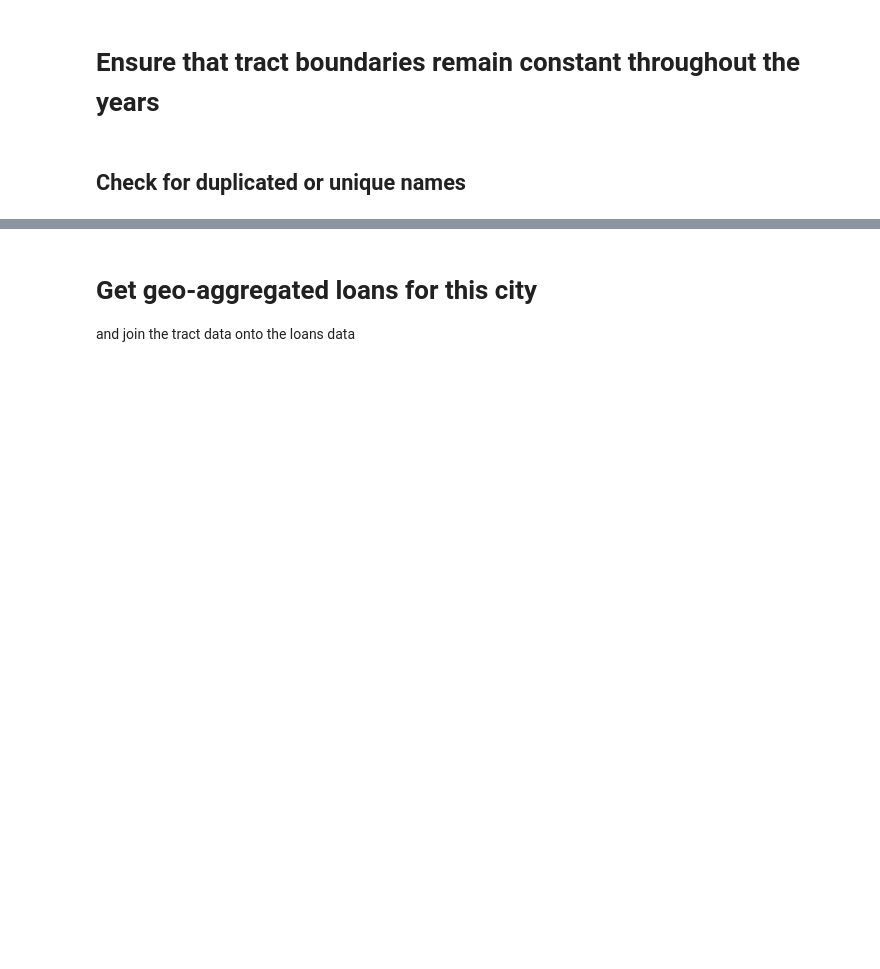
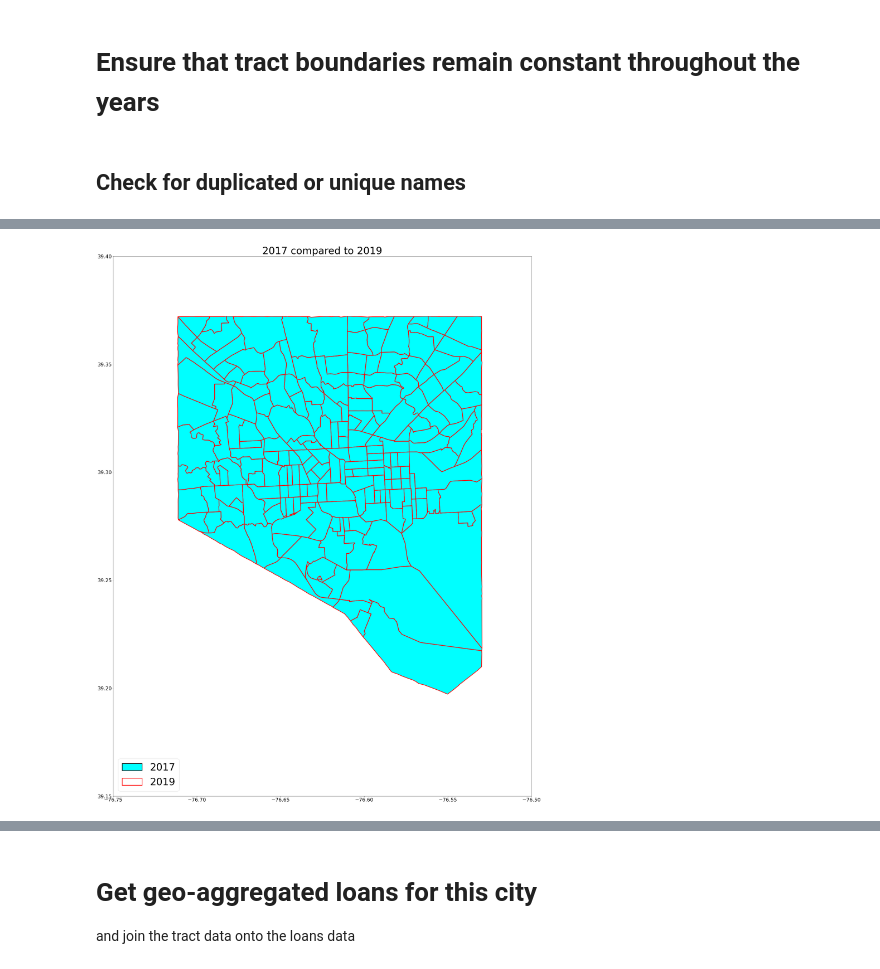
Before and after one commit to raddick/community_reinvestment_act, a Jupyter notebook: 6. Get city data.ipynb, the cells around one changed output, grey strips where cells are left out. Cells and saved outputs as stored; diff of their text form; code cells hidden in the pictures; blank space fills up the shorter version.

```diff
--- a/6. Get city data.ipynb
+++ b/6. Get city data.ipynb
@@ -1,12 +1,14 @@
 # %%
 debug = 1
-city = "Pittsburgh" # Possible values: Baltimore, Washington DC, Detroit, Newark, St. Louis, Richmond, San Francisco, Cleveland, Philadelphia, Pittsburgh
+city = "Baltimore" # Possible values: Baltimore, Washington DC, Detroit, Newark, St. Louis, Richmond, San Francisco, Cleveland, Philadelphia, Pittsburgh
 g = 0
 
+latest_year = 2019
+earliest_year = 2017
 
-check_tract_and_city_boundaries = True
+check_tract_and_city_boundaries = False
 check_tract_consistency = True
-show_water = True
+show_water = False
 
 print('Importing packages...')
 import os
@@ -19,13 +21,17 @@ from pprint import pprint
 from matplotlib import pyplot as plt
 from shapely.ops import unary_union
 from shapely.geometry import Point
+import matplotlib.patches as mpatches
+import requests
+import json
+from pprint import pprint
 
-pandas.set_option('display.max_colwidth', -1)
+pandas.set_option('display.max_colwidth', None)
 
 
 # Directories to look in
 thisdir = '/home/idies/workspace/Storage/raddick/Baltimore/community_reinvestment_act/'
-data_dir = '/home/idies/workspace/Temporary/raddick/cra_scratch_final/'
+data_dir = '/home/idies/workspace/Temporary/raddick/cra_scratch/'
 jobs_dir = data_dir + 'lodes_wac/'
 
 #census_dir = data_dir + 'acs5/'
@@ -46,6 +52,7 @@ extrasdir = '/home/idies/workspace/Storage/raddick/census/extras/'
 city_data_dir = thisdir + 'city_data/'
 scale = 1
 
+equal_area_crs = 'epsg:5070'
 
 os.chdir(thisdir)
 g = 0 # global time
@@ -317,57 +295,80 @@ Read 1,233 tract-years in 2 minutes 3 seconds!
 ## Check for duplicated or unique names
 # %%
 s = time.time()
-oneyear = 2018
-otheryear = 2010
+test_year = 2017
+test_color = 'cyan'
+control_year = 2019
+control_edge_color = 'red'
+
+legend_location = 'lower left'
 
 # print('getting from backup...')
 # city_tracts_years_gdf = city_tracts_years_gdf_bk
 
-counties_list = city_tracts_years_gdf.index.get_level_values('COUNTYFP').drop_duplicates().tolist()
 
-print('{0:} covers {1:,.0f} county...'.format(city, len(counties_list)))
-print(counties_list)
+counties_list = city_tracts_years_gdf['county'].drop_duplicates().tolist()
 
+#print('{0:} covers {1:,.0f} county...'.format(city, len(counties_list)))
+#city_tracts_years_gdf.head(1).T
 for x in counties_list:
-    print('County {0:,.0f} contains {1:,.0f} tract-years:'.format(x, len(city_tracts_years_gdf.reset_index()[city_tracts_years_gdf.reset_index()['COUNTYFP'] == x])))
+    print('County {0:,.0f} contains {1:,.0f} tract-years:'.format(x, len(city_tracts_years_gdf.reset_index()[city_tracts_years_gdf.reset_index()['county'] == x])))
     for i in years:
         print('{0:.0f}: {1:,.0f} tracts'.format(
             i,
             len(city_tracts_years_gdf.reset_index()[
-                (city_tracts_years_gdf.reset_index()['COUNTYFP'] == x)
+                (city_tracts_years_gdf.reset_index()['county'] == x)
                 & (city_tracts_years_gdf.reset_index()['year'] == i)])
         ))
-        census_tracts_2018_list = city_tracts_years_gdf.xs(2018, level=-1).reset_index()[
-            city_tracts_years_gdf.xs(2018, level=-1).reset_index()['COUNTYFP'] == x].set_index('NAME').index.values.tolist()
+        county_x_year_control_census_tracts_list = city_tracts_years_gdf.reset_index()[
+            (city_tracts_years_gdf.reset_index()['county'] == x)
+            & (city_tracts_years_gdf.reset_index()['year'] == control_year)
+        ]['NAME'].tolist()
 
         county_x_year_i_census_tracts_list = city_tracts_years_gdf.reset_index()[
-                (city_tracts_years_gdf.reset_index()['COUNTYFP'] == x)
-                & (city_tracts_years_gdf.reset_index()['year'] == i)
+            (city_tracts_years_gdf.reset_index()['county'] == x)
+            & (city_tracts_years_gdf.reset_index()['year'] == i)
         ]['NAME'].tolist()
+        #print(county_x_year_i_census_tracts_list)
 
         new_census_tracts = []
         missing_census_tracts = []
 
         for n in county_x_year_i_census_tracts_list:
-            if (n not in census_tracts_2018_list):
+            if (n not in county_x_year_control_census_tracts_list):
                 new_census_tracts.append(n)
-            for p in census_tracts_2018_list:
+            for p in county_x_year_control_census_tracts_list:
                 if (p not in county_x_year_i_census_tracts_list):
                     missing_census_tracts.append(n)
         for y in new_census_tracts:
             print('Found census tract in {0:.0f} that is not present in 2018: {1:}'.format(i,y))
         for z in missing_census_tracts:
             print('Found census tract from 2018 that was not present in {0:.0f}: {1:}'.format(i,z))
-        if (len(new_census_tracts) + len(missing_census_tracts) > 0):
+        if (len(new_census_tracts) + len(missing_census_tracts) == 0):
+            print('\tAll census tracts match!')
+        else:
             print('\n')
+legend_list = []
+if (check_tract_consistency):
+    print('Plotting tracts for potential border differences...')
+    fig, ax = plt.subplots(1,1, figsize=(48*scale,48*scale))
+
+    city_tracts_years_gdf.xs(test_year, level='year').plot(ax=ax, color=test_color, edgecolor='black')
+    city_tracts_years_gdf.xs(control_year, level='year').plot(ax=ax, color='none', edgecolor=control_edge_color, lw=3*scale)
 
 
-# if (check_tract_consistency):
-#     fig, ax = plt.subplots(1,1, figsize=(48*scale,48*scale))
+    legend_list.append(mpatches.Patch(facecolor=test_color, edgecolor='black', lw=3*scale, label='{0:}'.format(test_year)))
+    legend_list.append(mpatches.Patch(facecolor='none', edgecolor=control_edge_color, lw=3*scale, label='{0:}'.format(control_year)))
 
-#     city_tracts_years_gdf.xs(otheryear, level=-1).plot(ax=ax, color='none', edgecolor='red')
-#     city_tracts_years_gdf.xs(oneyear, level=-1).plot(ax=ax, color='none', edgecolor='black')
-
+    if (show_water):
+        print('\treading water files...')
+        water_dir = census_shapefile_tiger_basedir+"{0:.0f}/AREAWATER/".format(show_year)
+        water_files = [water_dir+x for x in os.listdir(water_dir) if ('tl_{0:.0f}_{1:02d}'.format(show_year,thestate) in x) and (x[-3:] == 'shp')]
+        water_gdf = geopandas.GeoDataFrame()
+        for i in range(0, len(water_files)):
+            if ((np.mod(i,10) == 0) | (i == len(water_files)-1)):
+                print('\t\treading water file {0:,.0f} of {1:,.0f}...'.format(i+1, len(water_files)))
+            water_gdf = pandas.concat((water_gdf, geopandas.read_file(water_files[i])))
+        water_gdf.plot(ax=ax, color='blue')
 
 #     # #city_tracts_years_gdf.loc[[2012, 35, 1711.03]].geometry.plot()#.plot(color='red')
 #     for ix, thisrow in city_tracts_years_gdf.xs(otheryear, level=-1).iterrows():
@@ -380,11 +381,14 @@ for x in counties_list:
 #                        backgroundcolor = 'white', horizontalalignment='center', verticalalignment='center',
 #                        fontsize=24*scale)
 
-#     plt.xlim([plotlimits['W'], plotlimits['E']])
-#     plt.ylim([plotlimits['S'], plotlimits['N']])
-#     plt.title('{0:.0f} (black) vs {1:.0f} (red)'.format(oneyear, otheryear), size=24)
 
-#     plt.show()
+    ax.legend(handles=legend_list, fontsize=48*scale, loc=legend_location)
+    plt.title('{0:.0f} compared to {1:.0f}'.format(test_year, control_year), fontsize=48*scale)
+    ax.tick_params(axis='both', which='major', labelsize=24*scale)
+    plt.xlim([plotlimits['W'], plotlimits['E']])
+    plt.ylim([plotlimits['S'], plotlimits['N']])
+
+    plt.show()
 
 e = time.time()
 g = g + (e-s)
@@ -405,0 +405 @@ Checked consistency of 1,233 tract-years in 0 minutes 1 seconds!
+[figure, added]
```
Also changed, not shown: parts of 45 cells of this notebook, 1 other file.
